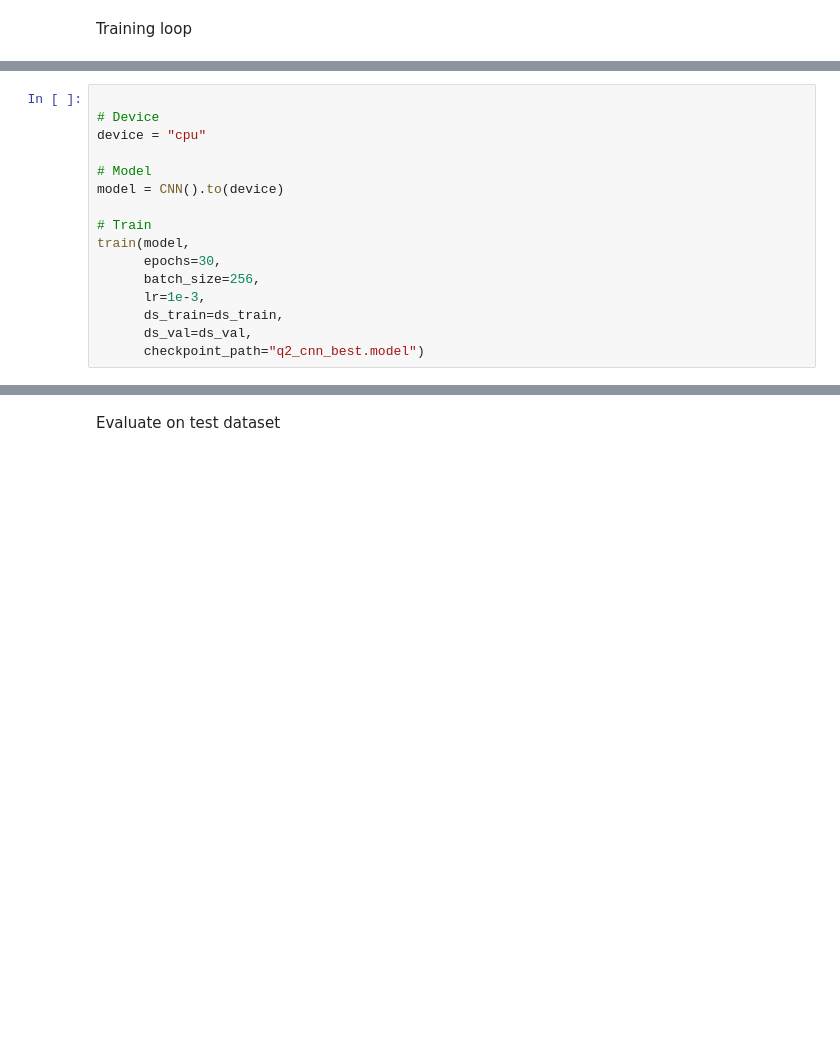
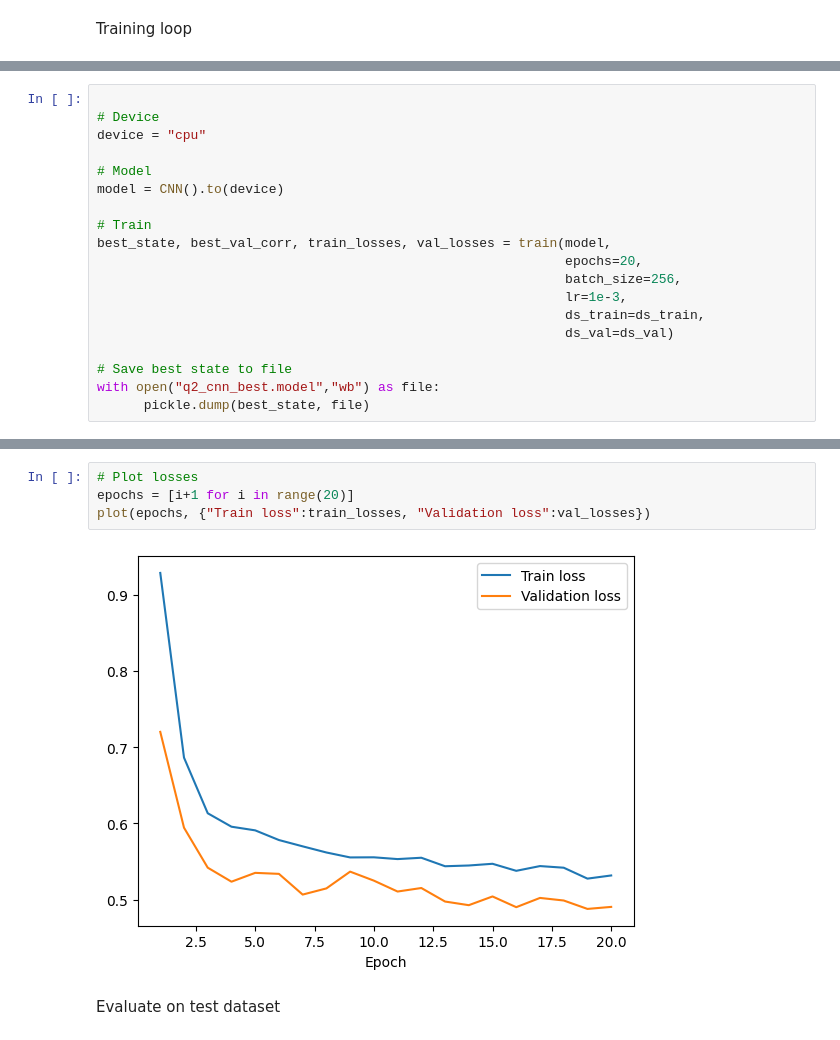
Before and after one commit to mels273/dl-homework2, a Jupyter notebook: q2/Q2.ipynb, the cells around one changed output, grey strips where cells are left out. Saved outputs shown, nothing was run; the diff lists cells and outputs as text; blank space fills up the shorter version.

```diff
--- a/q2/Q2.ipynb
+++ b/q2/Q2.ipynb
@@ -168,11 +168,14 @@ device = "cpu"
 model = CNN().to(device)
 
 # Train
-train(model,
-      epochs=30,
-      batch_size=256,
-      lr=1e-3,
-      ds_train=ds_train,
-      ds_val=ds_val,
-      checkpoint_path="q2_cnn_best.model")
+best_state, best_val_corr, train_losses, val_losses = train(model,
+                                                            epochs=20,
+                                                            batch_size=256,
+                                                            lr=1e-3,
+                                                            ds_train=ds_train,
+                                                            ds_val=ds_val)
+
+# Save best state to file
+with open("q2_cnn_best.model","wb") as file:
+      pickle.dump(best_state, file)
 # %% [output]
@@ -197,3 +199,9 @@ tensor(0.5372)
+# %%
+# Plot losses
+epochs = [i+1 for i in range(20)]
+plot(epochs, {"Train loss":train_losses, "Validation loss":val_losses})
+# %% [output]
+[figure, added]
 # %% [markdown]
 Evaluate on test dataset
 # %%
```
Also changed, not shown: parts of 19 cells of this notebook.
